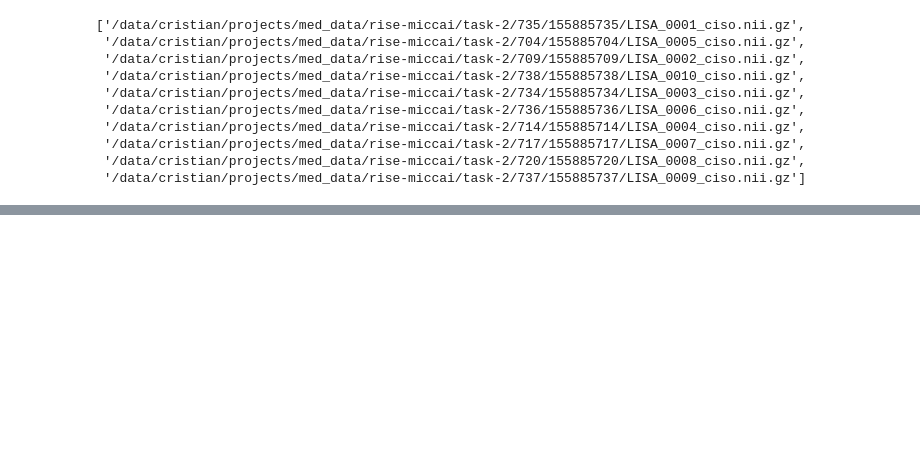
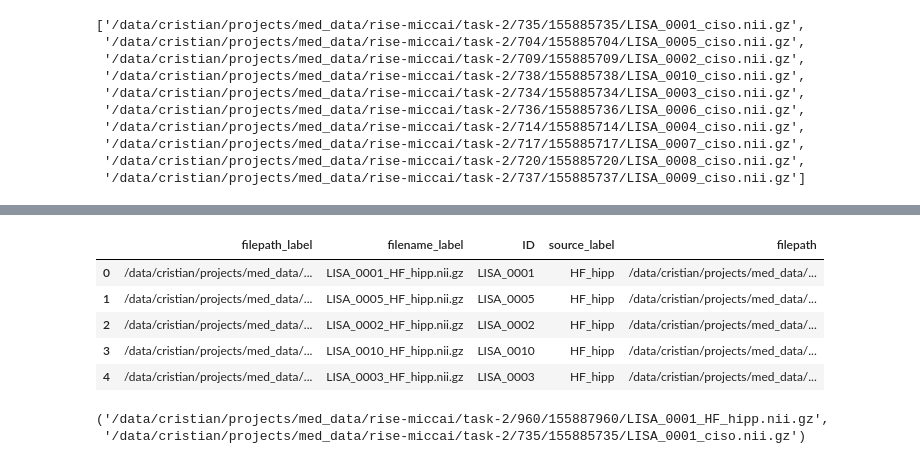
Before and after one commit to CristianLazoQuispe/rise-miccai-challenge2025, a Jupyter notebook: codes/6.Dataset.ipynb, the cells around one changed output, grey strips where cells are left out. Cells and saved outputs as stored; diff of their text form; code cells hidden in the pictures; blank space fills up the shorter version.

```diff
--- a/codes/6.Dataset.ipynb
+++ b/codes/6.Dataset.ipynb
@@ -331,0 +351,14 @@ img.min(),img.max()
+# %%
+df.head()
+# %% [output]
+|  | filepath_label | filename_label | ID | source_label | filepath |
+| 0 | /data/cristian/projects/med_data/... | LISA_0001_HF_hipp.nii.gz | LISA_0001 | HF_hipp | /data/cristian/projects/med_data/... |
+| 1 | /data/cristian/projects/med_data/... | LISA_0005_HF_hipp.nii.gz | LISA_0005 | HF_hipp | /data/cristian/projects/med_data/... |
+| 2 | /data/cristian/projects/med_data/... | LISA_0002_HF_hipp.nii.gz | LISA_0002 | HF_hipp | /data/cristian/projects/med_data/... |
+| 3 | /data/cristian/projects/med_data/... | LISA_0010_HF_hipp.nii.gz | LISA_0010 | HF_hipp | /data/cristian/projects/med_data/... |
+| 4 | /data/cristian/projects/med_data/... | LISA_0003_HF_hipp.nii.gz | LISA_0003 | HF_hipp | /data/cristian/projects/med_data/... |
+# %%
+df["filepath_label"][0],df["filepath"][0]
+# %% [output]
+('/data/cristian/projects/med_data/rise-miccai/task-2/960/155887960/LISA_0001_HF_hipp.nii.gz',
+ '/data/cristian/projects/med_data/rise-miccai/task-2/735/155885735/LISA_0001_ciso.nii.gz')
```
Also changed, not shown: parts of 12 cells of this notebook, 4 other files.
